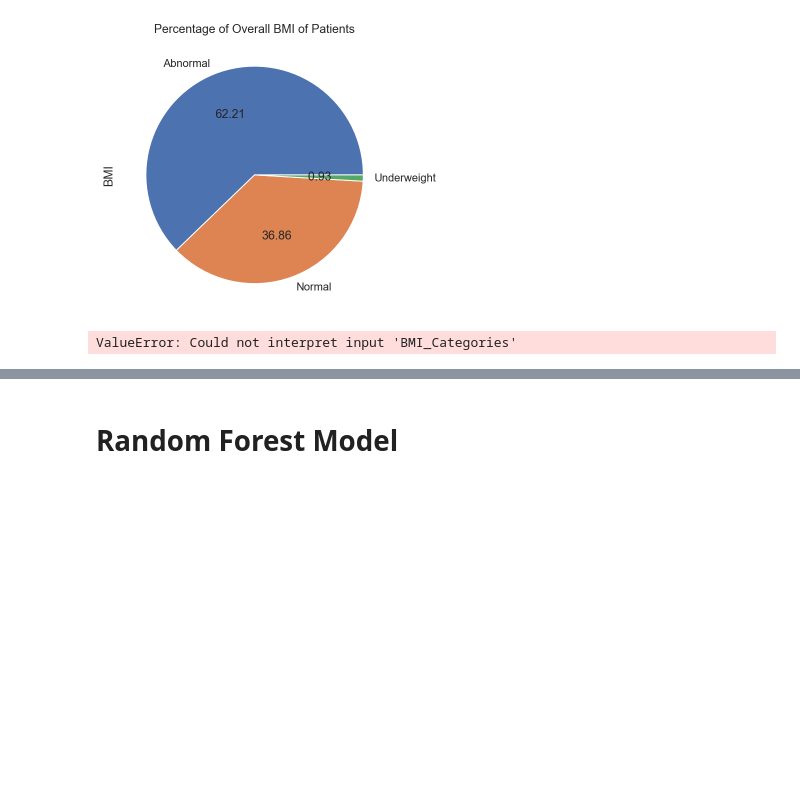
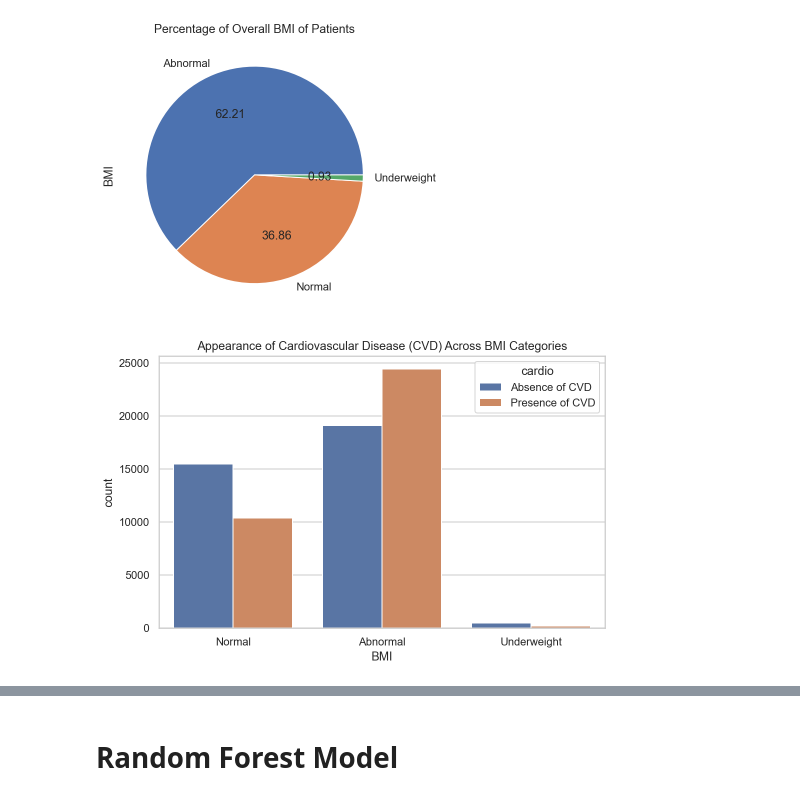
Before and after one commit to adamskel78/SHAX_group_project, a Jupyter notebook: Cardiovascular_Disease_sd.ipynb, the cells around one changed output, grey strips where cells are left out. Drawn from its saved outputs; the diff is of its cells as text; code cells hidden in the pictures; blank space fills up the shorter version.

```diff
--- a/Cardiovascular_Disease_sd.ipynb
+++ b/Cardiovascular_Disease_sd.ipynb
@@ -439,11 +439,11 @@ if save_mode:
 [figure]
 # %%
 mpl.rcParams['figure.figsize'] = 8, 5
-sns.countplot(x="BMI_Categories", hue="cardio", data = df_cat).set_title("Appearance of Cardiovascular Disease (CVD) Across BMI Categories")
+sns.countplot(x="BMI", hue="cardio", data = df_cat).set_title("Appearance of Cardiovascular Disease (CVD) Across BMI Categories")
 if save_mode:
     plt.savefig(save_path + "BMI_Cardio.png")
 # %% [output]
-ValueError: Could not interpret input 'BMI_Categories'
+[figure, added]
 # %%
 df_cat["cholesterol"].value_counts().plot(kind="pie", title="Percentage of Cholesterol Level", autopct="%.2f")
 if save_mode:
```
Also changed, not shown: parts of 23 cells of this notebook, 1 other file.
